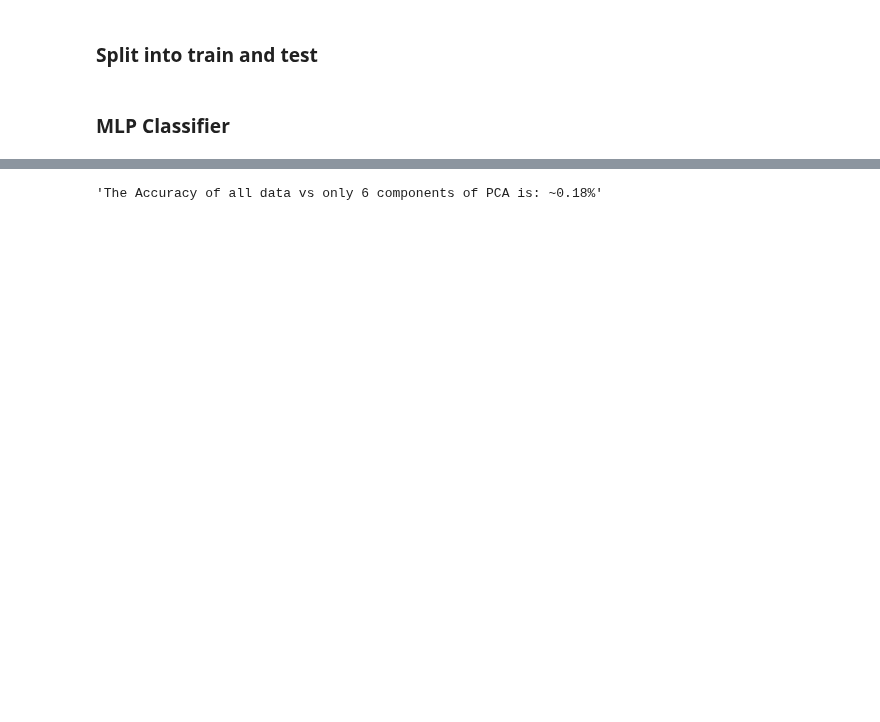
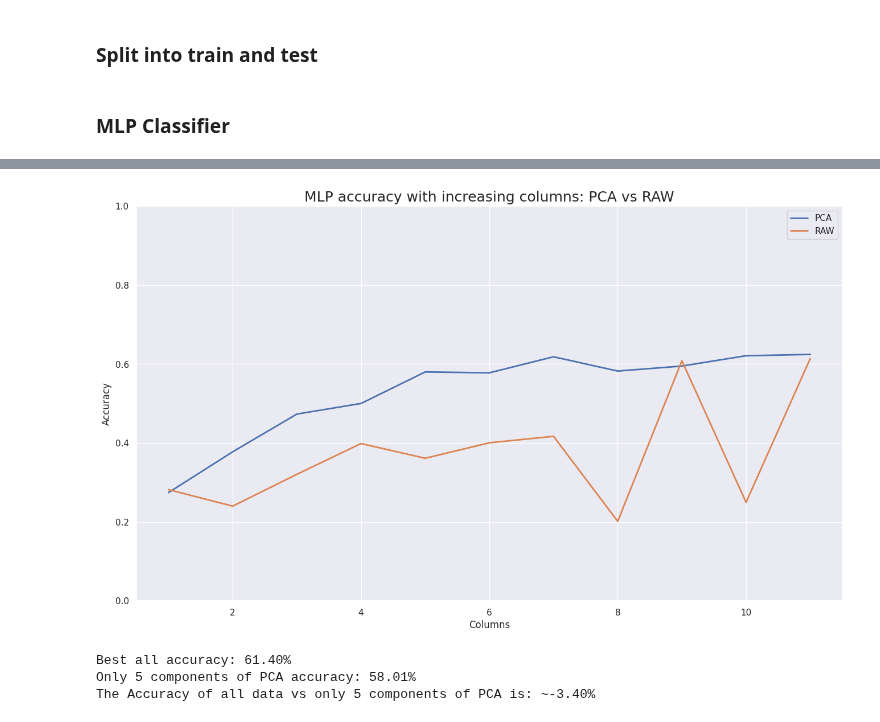
Before and after one commit to ahmadhatahet/runtime-monitoring, a Jupyter notebook: supporting-scripts/pca-example.ipynb, the cells around one changed output, grey strips where cells are left out. Saved outputs shown, nothing was run; the diff lists cells and outputs as text; code cells hidden in the pictures; blank space fills up the shorter version.

```diff
--- a/supporting-scripts/pca-example.ipynb
+++ b/supporting-scripts/pca-example.ipynb
@@ -207,10 +136,8 @@ num_components
 # %% [markdown]
 ### Split into train and test
 # %%
-from sklearn.model_selection import train_test_split
-
 # split sclaed data
-x_train, x_test, y_train, y_test = train_test_split(x, y, shuffle=True, test_size=0.20)
+x_train, x_test, y_train, y_test = train_test_split(x, y, shuffle=True, test_size=0.20, stratify=y)
 
 #
 y_train = y_train.map({'A':0, 'B':1, 'C':2, 'D':3})
@@ -226,16 +153,12 @@ assert np.all(x_test.index == x_pca_test.index)
 # %% [markdown]
 ### MLP Classifier
 # %%
-from sklearn.neural_network import MLPClassifier
-
-def fit_tree_cls(x, y, x_test, y_test):
-    cls = MLPClassifier(hidden_layer_sizes=[30, 30, 30],
-                        batch_size=100,
+def fit_mlp_cls(x, y, x_test, y_test):
+    "Train MLP model"
+    cls = MLPClassifier(hidden_layer_sizes=[50, 50],
+                        batch_size=x.shape[0],
                         shuffle=True,
-                        max_iter=100)
+                        max_iter=100,
+                        early_stopping=True, n_iter_no_change=5)
     cls.fit(x, y)
-    return cls.score(x_test, y_test)
+    return cls, cls.n_iter_, cls.score(x, y), cls.score(x_test, y_test)
-# %%
-# select only the components till 90% explained variance
-x_pca_train_comp = x_pca_train.iloc[:, :num_components]
-x_pca_test_comp = x_pca_test.iloc[:, :num_components]
@@ -242,10 +183,16 @@ x_pca_test_comp = x_pca_test.iloc[:, :num_components]
 # %%
-# collect results
+# train MLP and gradually add columns
 scores = {'all':[], 'pca':[]}
 
 # run the model for 10 times
-for i in progress_bar(range(10)):
+for i in progress_bar(range(1, x_pca_train.shape[1]+1)):
 
-    scores['all'].append(fit_tree_cls(x_train, y_train, x_test, y_test))
-    scores['pca'].append(fit_tree_cls(x_pca_train, y_train, x_pca_test, y_test))
+    x_train_temp = x_train.iloc[:, :i]
+    x_test_temp = x_test.iloc[:, :i]
+
+    x_pca_train_comp = x_pca_train.iloc[:, :i]
+    x_pca_test_comp = x_pca_test.iloc[:, :i]
+
+    scores['all'].append(fit_mlp_cls(x_train_temp, y_train, x_test_temp, y_test)[-1])
+    scores['pca'].append(fit_mlp_cls(x_pca_train_comp, y_train, x_pca_test_comp, y_test)[-1])
 # %% [output]
@@ -253,5 +200,22 @@ for i in progress_bar(range(10)):
+# %%
+sns.lineplot(x=range(1, x_pca_train.shape[1]+1), y=scores['pca'], label='PCA', linewidth=2)
+sns.lineplot(x=range(1, x_pca_train.shape[1]+1), y=scores['all'], label='RAW', linewidth=2)
+plt.xlabel('Columns')
+plt.ylabel('Accuracy')
+plt.ylim(0, 1)
+plt.title('MLP accuracy with increasing columns: PCA vs RAW', fontsize=18)
+plt.show()
+# %% [output]
+[figure, added]
 # %%
-f"The Accuracy of all data vs only {num_components} components of PCA is: ~{(np.mean(scores['all']) - np.mean(scores['pca']))*100:.2f}%"
+print(
+    f"Best all accuracy: {np.max(scores['all'])*100:.2f}%",
+    f"Only {num_components} components of PCA accuracy: {scores['pca'][num_components-1]*100:.2f}%",
+    f"The Accuracy of all data vs only {num_components} components of PCA is: ~{(scores['pca'][num_components-1] - np.max(scores['all']))*100:.2f}%",
+    sep='\n'
+)
 # %% [output]
-'The Accuracy of all data vs only 6 components of PCA is: ~0.18%'
+Best all accuracy: 61.40%
+Only 5 components of PCA accuracy: 58.01%
+The Accuracy of all data vs only 5 components of PCA is: ~-3.40%
 # %%
```
Also changed, not shown: parts of 43 cells of this notebook.
